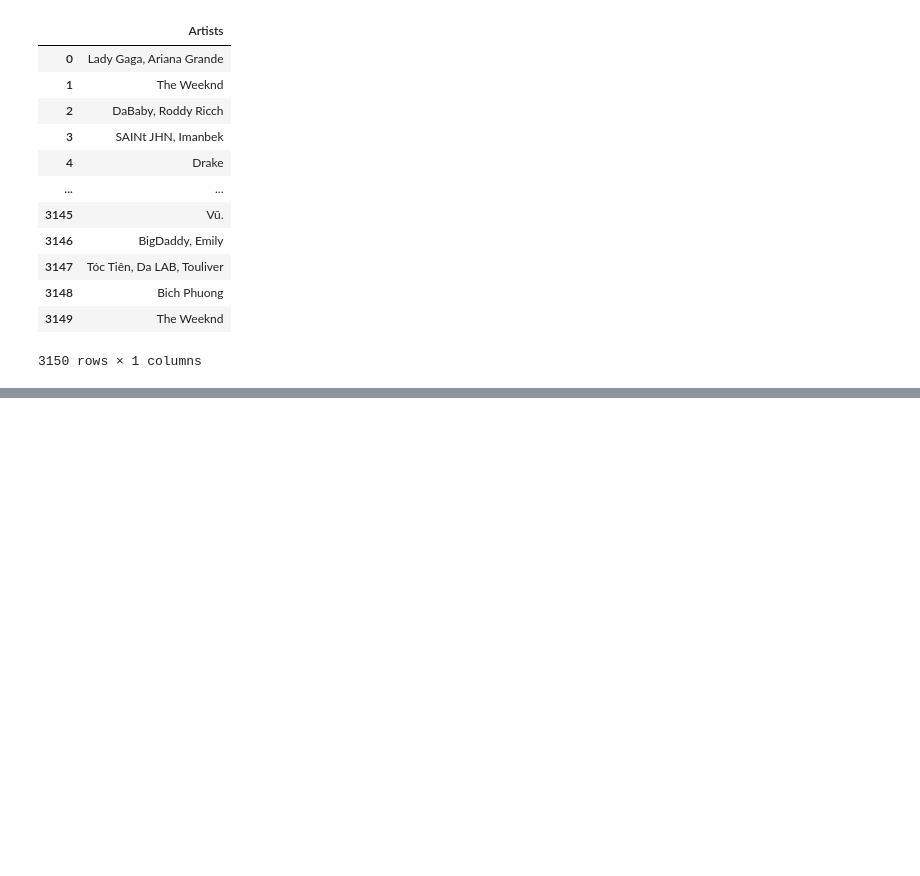
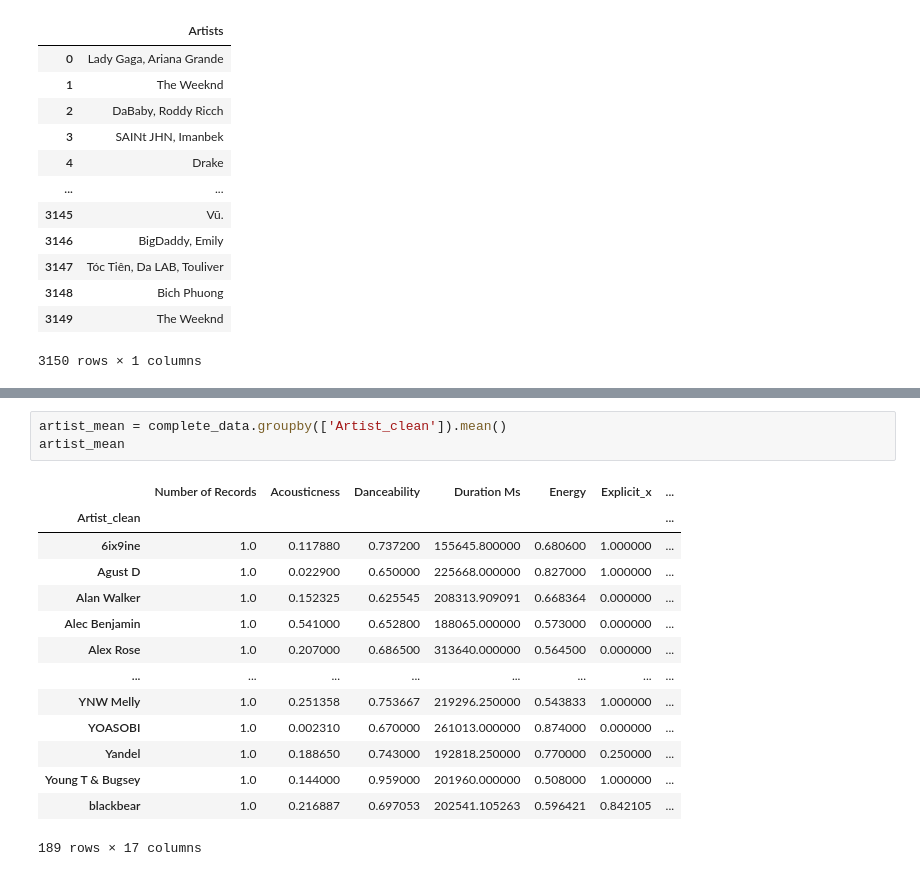
Before and after one commit to michellesimek/project_1, a Jupyter notebook: top_songs.ipynb, the cells around one changed output, grey strips where cells are left out. Drawn from its saved outputs; the diff is of its cells as text; blank space fills up the shorter version.

```diff
--- a/top_songs.ipynb
+++ b/top_songs.ipynb
@@ -92,0 +129,18 @@ NameError: name 'data' is not defined
+# %%
+artist_mean = complete_data.groupby(['Artist_clean']).mean()
+artist_mean
+# %% [output]
+|  | Number of Records | Acousticness | Danceability | Duration Ms | Energy | Explicit_x | ... |
+| Artist_clean |  |  |  |  |  |  | ... |
+| 6ix9ine | 1.0 | 0.117880 | 0.737200 | 155645.800000 | 0.680600 | 1.000000 | ... |
+| Agust D | 1.0 | 0.022900 | 0.650000 | 225668.000000 | 0.827000 | 1.000000 | ... |
+| Alan Walker | 1.0 | 0.152325 | 0.625545 | 208313.909091 | 0.668364 | 0.000000 | ... |
+| Alec Benjamin | 1.0 | 0.541000 | 0.652800 | 188065.000000 | 0.573000 | 0.000000 | ... |
+| Alex Rose | 1.0 | 0.207000 | 0.686500 | 313640.000000 | 0.564500 | 0.000000 | ... |
+| ... | ... | ... | ... | ... | ... | ... | ... |
+| YNW Melly | 1.0 | 0.251358 | 0.753667 | 219296.250000 | 0.543833 | 1.000000 | ... |
+| YOASOBI | 1.0 | 0.002310 | 0.670000 | 261013.000000 | 0.874000 | 0.000000 | ... |
+| Yandel | 1.0 | 0.188650 | 0.743000 | 192818.250000 | 0.770000 | 0.250000 | ... |
+| Young T & Bugsey | 1.0 | 0.144000 | 0.959000 | 201960.000000 | 0.508000 | 1.000000 | ... |
+| blackbear | 1.0 | 0.216887 | 0.697053 | 202541.105263 | 0.596421 | 0.842105 | ... |
+189 rows × 17 columns
```
Also changed, not shown: parts of 13 cells of this notebook.
